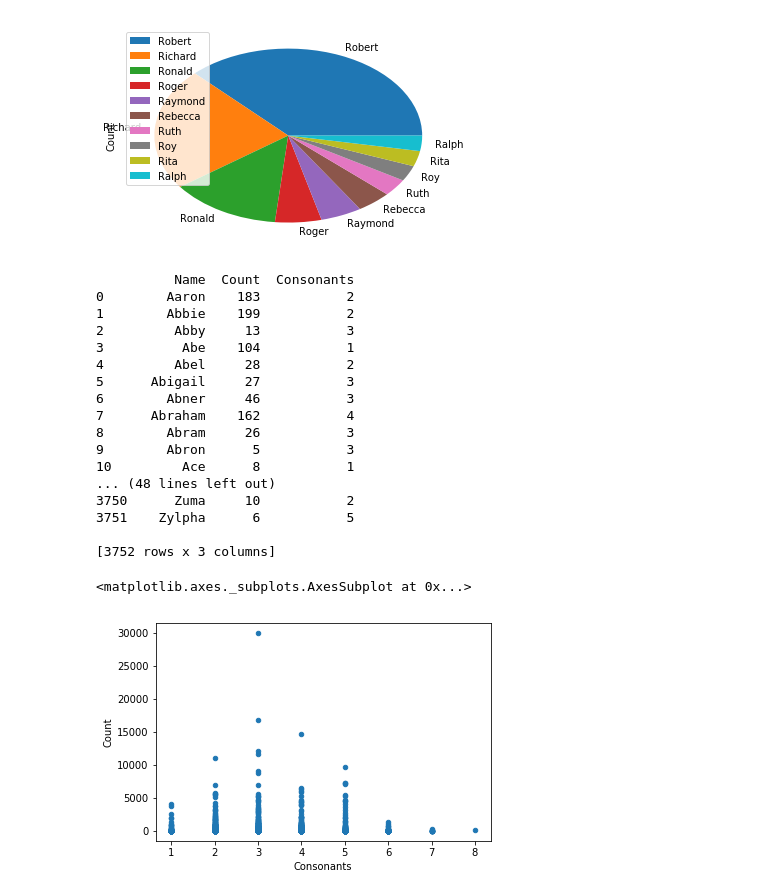
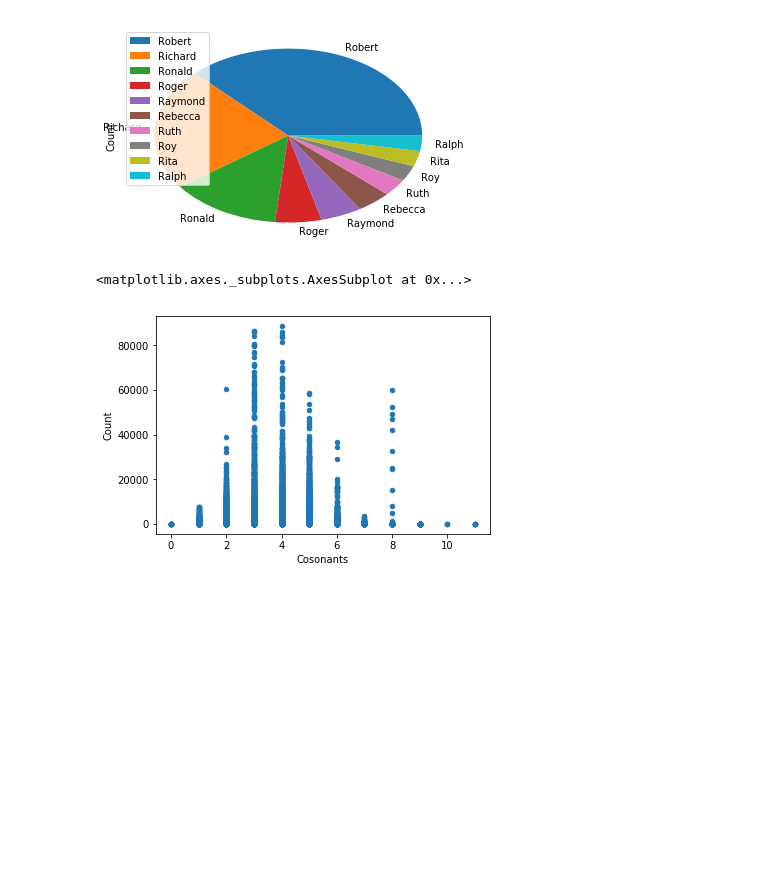
Before and after one commit to sun911/NetologyHW2, a Jupyter notebook: 4-2/4-2.ipynb, the cells around one changed output. Cells and saved outputs as stored; diff of their text form; code cells hidden in the pictures; blank space fills up the shorter version.

```diff
--- a/4-2/4-2.ipynb
+++ b/4-2/4-2.ipynb
@@ -49,35 +46,16 @@ names.groupby('Name').sum().query('Name.str[0] == "R"').sort_values(by='Count',
 # %% [output]
 <matplotlib.axes._subplots.AxesSubplot at 0x...>
 [figure]
-# %%
-names_by_year = []
-for year in range(1900, 1902):
-    names = pd.read_csv('{}/yob{}.txt'.format(DATA_PATH, year), names=['Name','Gender','Count'])
-    names_by_year.append(names)
-
-names_all = pd.concat(names_by_year).groupby('Name', as_index=False).sum()
-cons = list("bcdfghjklmnpqrstvwxyzBCDFGHJKLMNPQRSTVWXYZ")
-
-names_all['Consonants'] = names_all.apply(lambda row: sum((row.Name).count(c) for c in cons), axis=1)
-print(names_all)
-names_all.plot.scatter(x='Consonants', y='Count')
-# %% [output]
-          Name  Count  Consonants
-0        Aaron    183           2
-1        Abbie    199           2
-2         Abby     13           3
-3          Abe    104           1
-4         Abel     28           2
-5      Abigail     27           3
-6        Abner     46           3
-7      Abraham    162           4
-8        Abram     26           3
-9        Abron      5           3
-10         Ace      8           1
-... (48 lines left out)
-3750      Zuma     10           2
-3751    Zylpha      6           5
-
-[3752 rows x 3 columns]
-<matplotlib.axes._subplots.AxesSubplot at 0x...>
-[figure, removed]
+# %%
+names_all_cos = names_all.groupby([names_all.index.get_level_values(0), 'Name']).sum()
+
+cosonants_list = []
+for i in names_all_cos.index.get_level_values(1):
+    cos_in_name_list = [k for k in i if k not in 'aeiouAEOIU']
+    cosonants_list.append(len(cos_in_name_list))
+names_all_cos['Cosonants'] = cosonants_list
+
+names_all_cos.plot.scatter(x='Cosonants', y='Count')
+# %% [output]
+<matplotlib.axes._subplots.AxesSubplot at 0x...>
+[figure, added]
```
Also changed, not shown: parts of 3 cells of this notebook.
